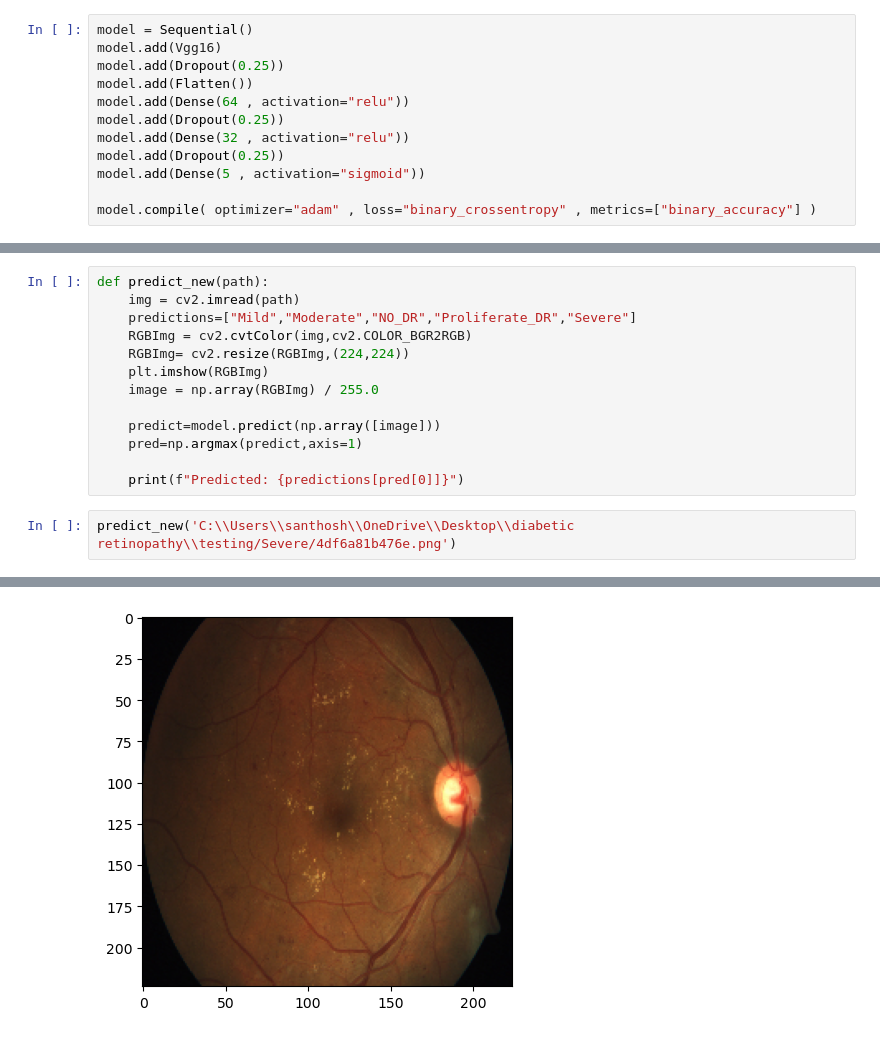
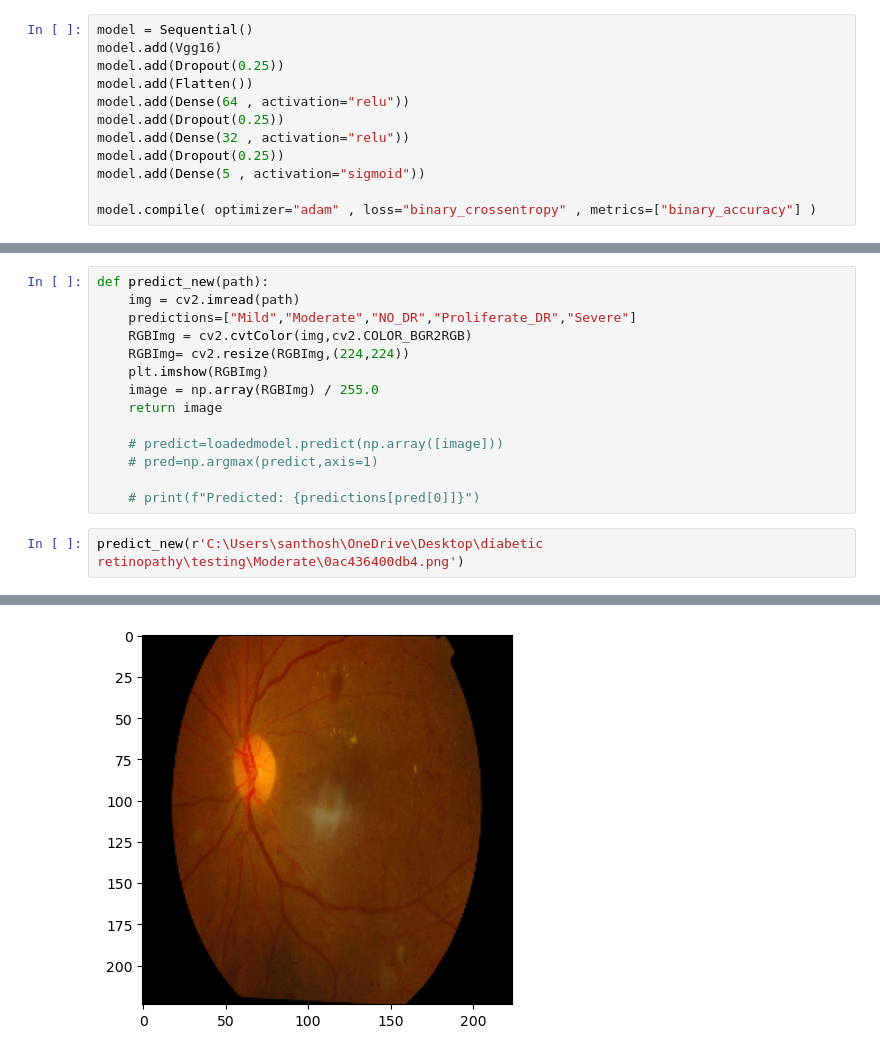
Before and after one commit to Santhoshmarimuthu/DR-detection, a Jupyter notebook: DR-Vgg16.ipynb, the cells around one changed output, grey strips where cells are left out. Saved outputs shown, nothing was run; the diff lists cells and outputs as text.

```diff
--- a/DR-Vgg16.ipynb
+++ b/DR-Vgg16.ipynb
@@ -152,11 +183,12 @@ def predict_new(path):
     RGBImg= cv2.resize(RGBImg,(224,224))
     plt.imshow(RGBImg)
     image = np.array(RGBImg) / 255.0
+    return image
 
-    predict=model.predict(np.array([image]))
-    pred=np.argmax(predict,axis=1)
+    # predict=loadedmodel.predict(np.array([image]))
+    # pred=np.argmax(predict,axis=1)
 
-    print(f"Predicted: {predictions[pred[0]]}")
+    # print(f"Predicted: {predictions[pred[0]]}")
 # %%
-predict_new('C:\\Users\\santhosh\\OneDrive\\Desktop\\diabetic retinopathy\\testing/Severe/4df6a81b476e.png')
+predict_new(r'C:\Users\santhosh\OneDrive\Desktop\diabetic retinopathy\testing\Moderate\0ac436400db4.png')
 # %% [output]
@@ -165 +197 @@ Predicted: NO_DR
-[figure, old version]
+[figure, new version]
```
Also changed, not shown: parts of 8 cells of this notebook.
